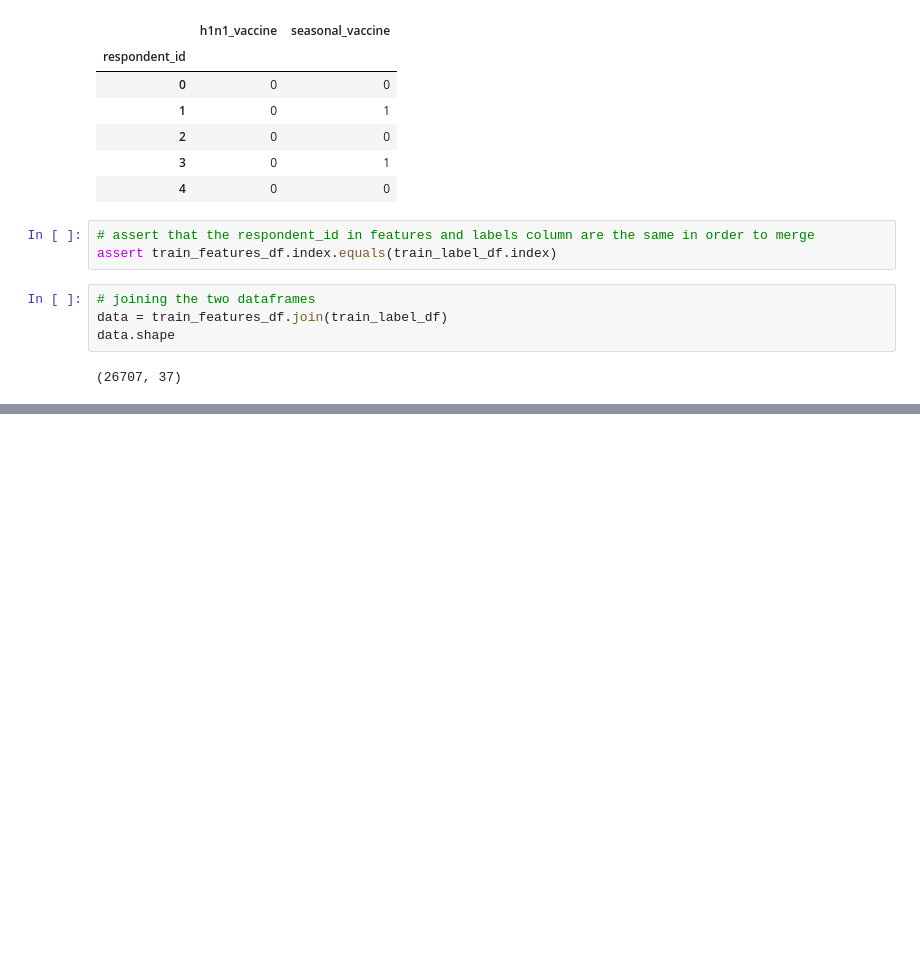
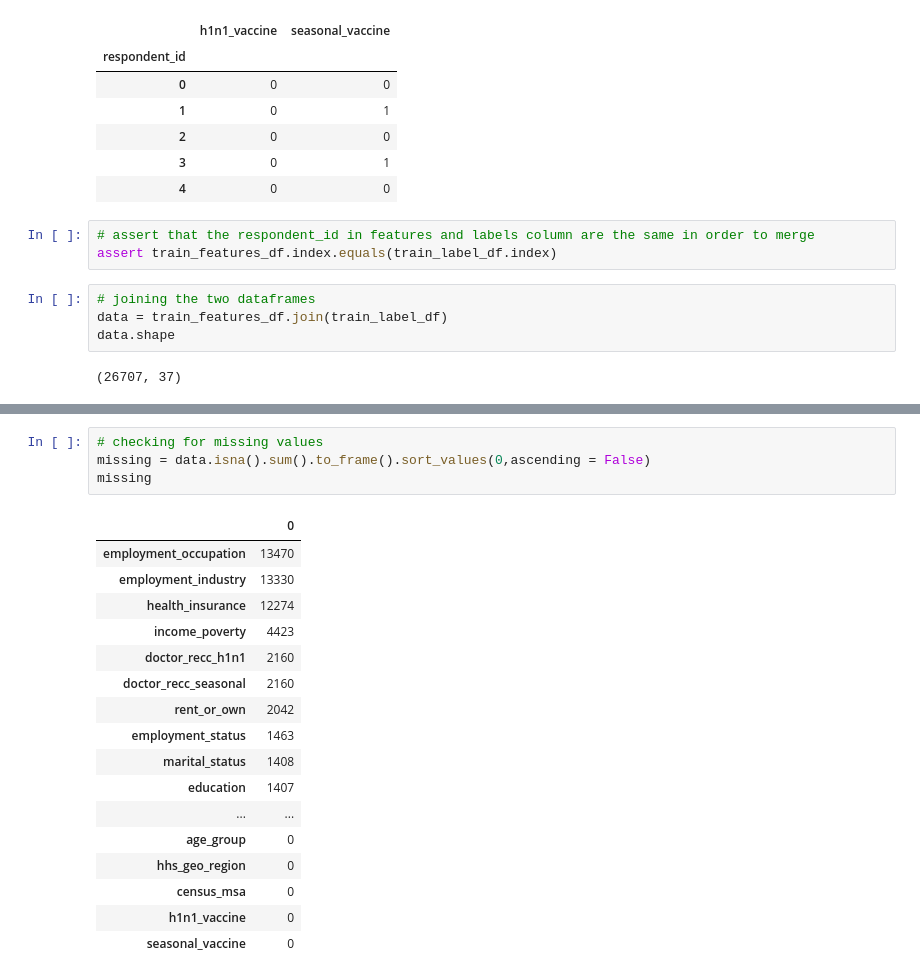
Before and after one commit to ngili/Predicting-H1N1-and-Seasonal-Flu-Vaccinations, a Jupyter notebook: analysis.ipynb, the cells around one changed output, grey strips where cells are left out. Cells and saved outputs as stored; diff of their text form; blank space fills up the shorter version.

```diff
--- a/analysis.ipynb
+++ b/analysis.ipynb
@@ -96,0 +156,22 @@ data.head()
+# %%
+# checking for missing values
+missing = data.isna().sum().to_frame().sort_values(0,ascending = False)
+missing
+# %% [output]
+|  | 0 |
+| employment_occupation | 13470 |
+| employment_industry | 13330 |
+| health_insurance | 12274 |
+| income_poverty | 4423 |
+| doctor_recc_h1n1 | 2160 |
+| doctor_recc_seasonal | 2160 |
+| rent_or_own | 2042 |
+| employment_status | 1463 |
+| marital_status | 1408 |
+| education | 1407 |
+| ... | ... |
+| age_group | 0 |
+| hhs_geo_region | 0 |
+| census_msa | 0 |
+| h1n1_vaccine | 0 |
+| seasonal_vaccine | 0 |
```
Also changed, not shown: parts of 11 cells of this notebook.
